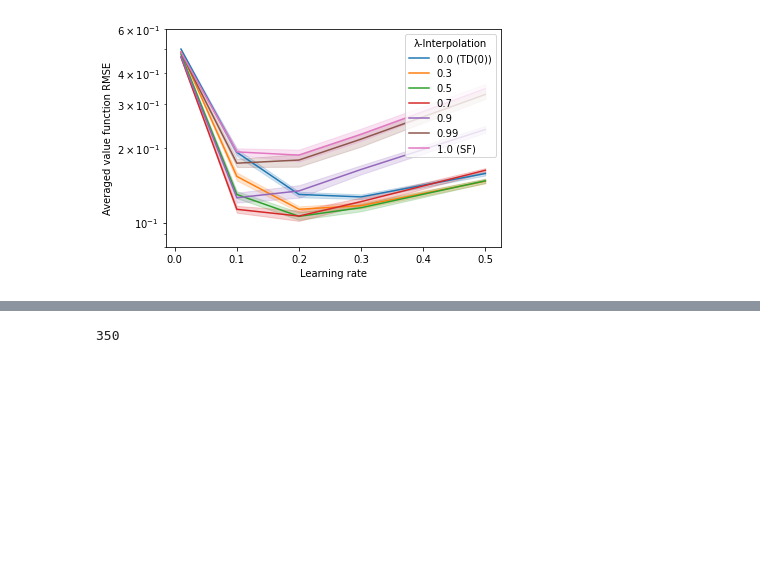
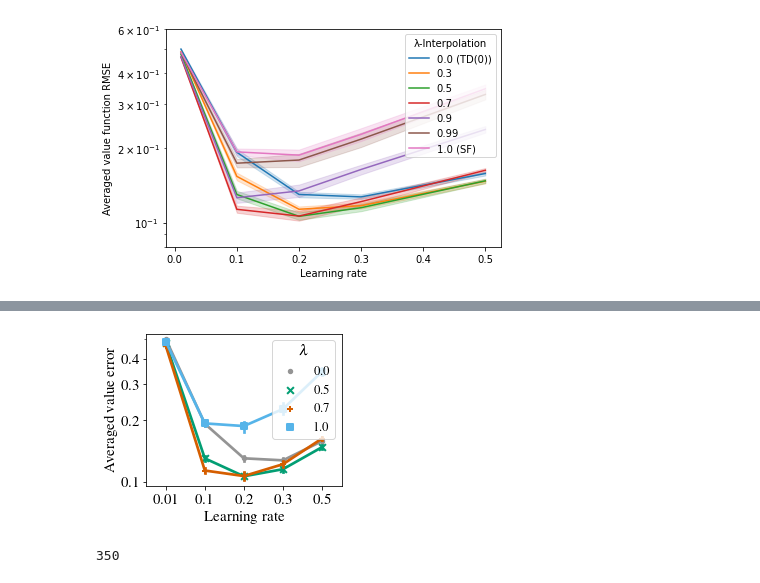
Before and after one commit to im-ant/sr-return, a Jupyter notebook: analysis/linear/2021-01-30_193239_random-chain_RMSE.ipynb, the cells around one changed output, grey strips where cells are left out. Drawn from its saved outputs; the diff is of its cells as text; code cells hidden in the pictures; blank space fills up the shorter version.

```diff
--- a/analysis/linear/2021-01-30_193239_random-chain_RMSE.ipynb
+++ b/analysis/linear/2021-01-30_193239_random-chain_RMSE.ipynb
@@ -252,3 +269,78 @@ script_plot_lr_rmse_boxplot_over_all_training(Data_df)
+# %%
+def script_plot_lr_rmse_pointplot_selected(in_df):
+    df = in_df.copy(deep=True)
+
+    hue='lamb'
+
+    epis_to_plot = 400
+    avg_window_len = 400
+
+    # Get the averaged
+    cur_avg_df = get_RMSE_epis_averaged(df, episode_num=epis_to_plot,
+                                        average_window=avg_window_len)
+    cur_avg_df = cur_avg_df[cur_avg_df['lr'] <= 0.5]
+
+    # Filters
+    cur_filters = {
+        'agentCls_name': 'SFReturnAgent',
+        'eta_trace': 0.0,
+        'use_true_sf_params': False,
+        'use_true_reward_params': False,
+    }
+    for k in cur_filters:
+        cur_avg_df = cur_avg_df[cur_avg_df[k] == cur_filters[k]]
+
+    # ==
+    # Plot
+    # round and filter for lambdas
+    cur_avg_df[hue] = [round(e, 3) for e in cur_avg_df[hue]]
+    cur_avg_df = cur_avg_df[cur_avg_df['lamb'].isin([0.0, 0.5, 0.7, 1.0])]
+
+    # create 10 color palette mapping
+    c10pal = sns.color_palette("colorblind", 10)
+    cmapping_keylist = [0.0, 0.3, 0.5, 0.7, 0.9, 0.99, 1.0]
+    cmapping_colidxs = [7, 1, 2, 3, 4, 6, 9]
+    cmapping = {cmapping_keylist[i]: cmapping_colidxs[i]
+                for i in range(len(cmapping_keylist))}
+    hue_val_list = sorted(list(set(cur_avg_df[hue].values)))  # current map
+    c_palette = [c10pal[cmapping[hueVal]] for hueVal in hue_val_list]
+
+    markers_map = {0.0: '.', 0.3: '.',0.5: 'x',0.7: '+',0.9: '.',
+                   0.99: '.',1.0: 's'}
+    markers_list = [markers_map[hueVal] for hueVal in hue_val_list]
+
+    plt.figure(figsize=(3.5, 2.8))
+
+    sns.pointplot(x='lr', y='v_fn_rmse', hue=hue,
+                  ci=95, n_boot=300,
+                  palette=c_palette,
+                  markers=markers_list,
+                  data=cur_avg_df)
+
+
+    plt.ylabel('Averaged value error')
+    plt.xlabel('Learning rate')
+
+    plt.yscale('log')
+    plt.ylim([0.095, 0.53])
+    cur_yticks = [round(e, 3) for e in np.arange(0.1, 0.5, 0.1)]
+    plt.yticks(cur_yticks, cur_yticks)
+
+
+
+    plt.legend(title='$\lambda$', loc='upper right', fontsize=13)
+
+
+
+plt.rc('text', usetex=True)
+plt.rc('font', **{'family': 'serif',
+                  'serif': ['Times'], 'size': 15})
+
+script_plot_lr_rmse_pointplot_selected(Data_df)
+
+plt.savefig('/Users/anthony/Desktop/random-chain_lr-study.pgf', bbox_inches="tight")
+# %% [output]
+[figure, added]
 # %%
 def get_averaged_best_rmse_param_df(in_df, filters=None):
     dep_col = 'v_fn_rmse'
```
Also changed, not shown: parts of 12 cells of this notebook, 1 other file.
